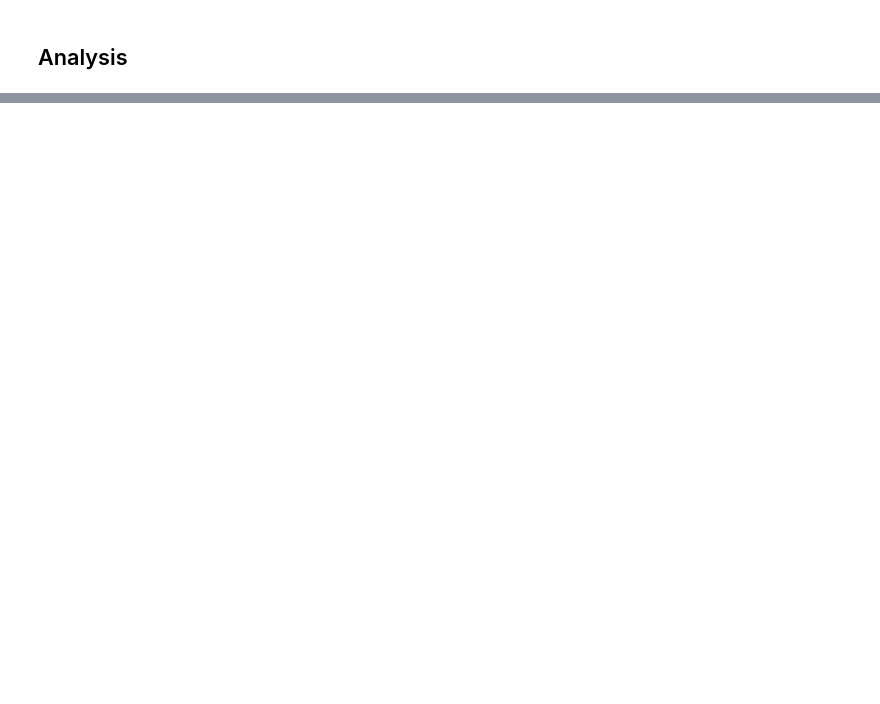
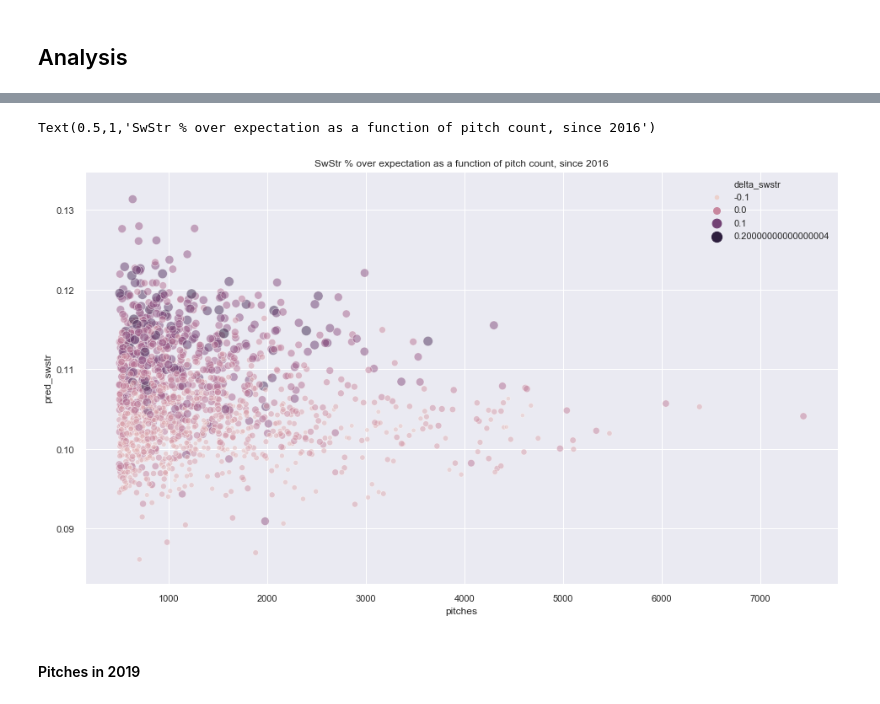
Before and after one commit to anthonydelage/mlb-db-analysis, a Jupyter notebook: notebooks/7.0 - Expected Pitch Effectiveness.ipynb, the cells around one changed output, grey strips where cells are left out. Cells and saved outputs as stored; diff of their text form; code cells hidden in the pictures; blank space fills up the shorter version.

```diff
--- a/notebooks/7.0 - Expected Pitch Effectiveness.ipynb
+++ b/notebooks/7.0 - Expected Pitch Effectiveness.ipynb
@@ -515,0 +514,16 @@ df_summary.to_csv('~/Desktop/expected_swstr_all_time.csv')
+# %%
+sns.scatterplot(
+    x=df_summary_swstr_f['pitches'],
+    y=df_summary_swstr_f['pred_swstr'],
+    hue=df_summary_swstr_f['delta_swstr'],
+    size=df_summary_swstr_f['delta_swstr'],
+    sizes=(20, 150),
+    alpha=0.5
+)
+
+plt.title('SwStr % over expectation as a function of pitch count, since 2016')
+# %% [output]
+Text(0.5,1,'SwStr % over expectation as a function of pitch count, since 2016')
+[figure, added]
+# %% [markdown]
+#### Pitches in 2019
```
Also changed, not shown: parts of 54 cells of this notebook, 6 other files.
